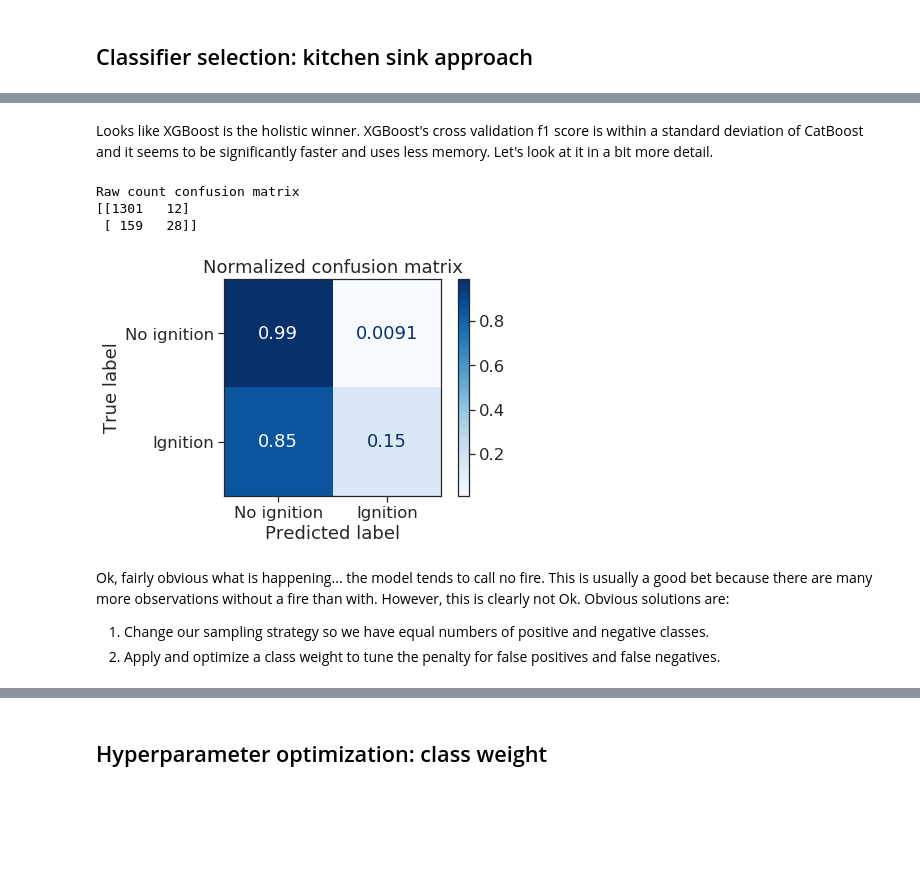
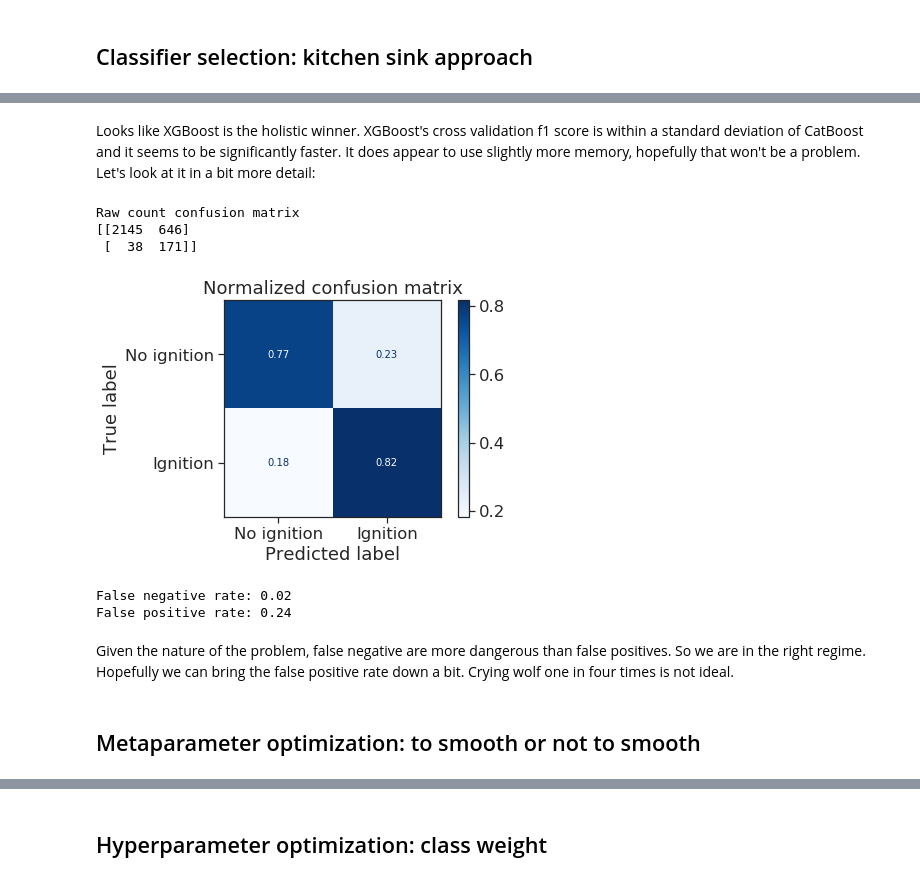
Before and after one commit to aristyogresearch/wildfire, a Jupyter notebook: notebooks/model_selection.ipynb, the cells around one changed output, grey strips where cells are left out. Cells and saved outputs as stored; diff of their text form; code cells hidden in the pictures; blank space fills up the shorter version.

Commit message:
Finished metaparameter selection

```diff
--- a/notebooks/model_selection.ipynb
+++ b/notebooks/model_selection.ipynb
@@ -663,6 +728,7 @@ def cross_validate_classifier(classifier, X_train, y_train, folds, scoring_func)
 # %%
+# Variables
 cv_folds = 5
-sample_size = 5000
+sample_size = 10000
 scoring_func = make_scorer(f1_score)
 # %%
 # Take stratified sample of daily mean data and do stratified test-train split
@@ -760,23 +869,34 @@ The four top classifiers all have f1 scores which are within a standard deviatio
 # %%
 classifier_descriptions = [
-    'Quadratic discriminant',
-    'Naive Bayes',
     'LightGBM',
     'CatBoost',
     'XGBoost'
 ]
 
 classifiers = (
-    QuadraticDiscriminantAnalysis(),
-    GaussianNB(),
-    LGBMClassifier(n_jobs = max_jobs, random_state = rand_seed),
-    CatBoostClassifier(thread_count = max_jobs, silent = True, random_state = rand_seed),
-    XGBClassifier(n_jobs = max_jobs, random_state = rand_seed)
 
+    LGBMClassifier(
+        n_jobs = max_jobs,
+        scale_pos_weight = class_ratio,
+        random_state = rand_seed
+    ),
+
+    CatBoostClassifier(
+        thread_count = max_jobs,
+        silent = True,
+        scale_pos_weight = class_ratio,
+        random_state = rand_seed
+    ),
+
+    XGBClassifier(
+        n_jobs = max_jobs,
+        scale_pos_weight = class_ratio,
+        random_state = rand_seed
+    ),
 )
 # %%
-sample_size = 1000
-n_doublings = 4
+sample_size = 3000
+n_doublings = 5
 
 sample_size_data = pd.DataFrame(columns=[
     'Classifier',
@@ -827,31 +947,56 @@ plt.show()
 # %% [markdown]
-Looks like XGBoost is the holistic winner. XGBoost's cross validation f1 score is within a standard deviation of CatBoost and it seems to be significantly faster and uses less memory. Let's look at it in a bit more detail.
+Looks like XGBoost is the holistic winner. XGBoost's cross validation f1 score is within a standard deviation of CatBoost and it seems to be significantly faster. It does appear to use slightly more memory, hopefully that won't be a problem. Let's look at it in a bit more detail:
 # %%
 def display_confusion_matrix(model, class_names, x_test, y_test):
 
     raw_cm = confusion_matrix(y_test, model.predict(x_test))
     print("Raw count confusion matrix")
     print(raw_cm)
 
     normalized_cm = plot_confusion_matrix(model, x_test, y_test,
                                  display_labels=class_names,
                                  cmap=plt.cm.Blues,
                                  normalize='true')
 
     normalized_cm.ax_.set_title("Normalized confusion matrix")
 
     plt.show()
 
+model = XGBClassifier(
+    n_jobs = max_jobs,
+    scale_pos_weight = class_ratio,
+    random_state = rand_seed
+)
+
+model.fit(X_train, y_train)
+
 class_names = np.array(['No ignition', 'Ignition'])
-model = XGBClassifier(n_jobs = max_jobs, random_state = rand_seed)
-model.fit(X_train, y_train)
 display_confusion_matrix(model, class_names, X_test, y_test)
 # %% [output]
 Raw count confusion matrix
-[[1301   12]
- [ 159   28]]
+[[2145  646]
+ [  38  171]]
-[figure, old version]
+[figure, new version]
-# %% [markdown]
-Ok, fairly obvious what is happening... the model tends to call no fire. This is usually a good bet because there are many more observations without a fire than with. However, this is clearly not Ok. Obvious solutions are:
-1. Change our sampling strategy so we have equal numbers of positive and negative classes.
-2. Apply and optimize a class weight to tune the penalty for false positives and false negatives.
+# %%
+def calc_false_neg_pos_rate(model, x_test, y_test):
+    cm = confusion_matrix(y_test, model.predict(x_test))
+
+    TN = cm[0][0]
+    FN = cm[1][0]
+    FP = cm[0][1]
+
+    false_neg_rate = FN / (FN + TN)
+    false_pos_rate = FP / (FP + TN)
+
+    return false_neg_rate, false_pos_rate
+
+false_neg_rate, false_pos_rate = calc_false_neg_pos_rate(model, X_test, y_test)
+print("False negative rate: {}".format(np.round(false_neg_rate, 2)))
+print("False positive rate: {}".format(np.round(false_pos_rate, 2)))
+# %% [output]
+False negative rate: 0.02
+False positive rate: 0.24
+# %% [markdown]
+Given the nature of the problem, false negative are more dangerous than false positives. So we are in the right regime. Hopefully we can bring the false positive rate down a bit. Crying wolf one in four times is not ideal.
+# %% [markdown]
+## Metaparameter optimization: to smooth or not to smooth
```
Also changed, not shown: parts of 35 cells of this notebook, 4 other files.
